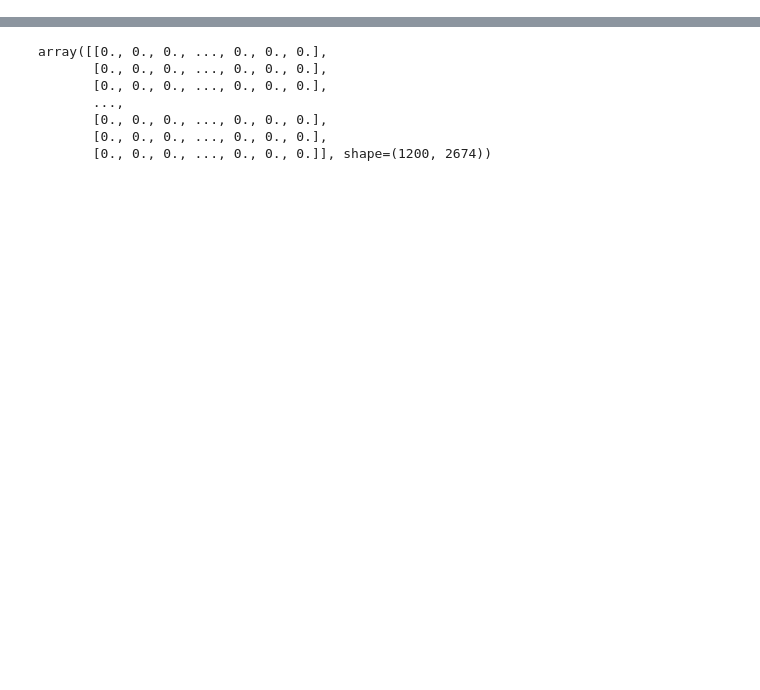
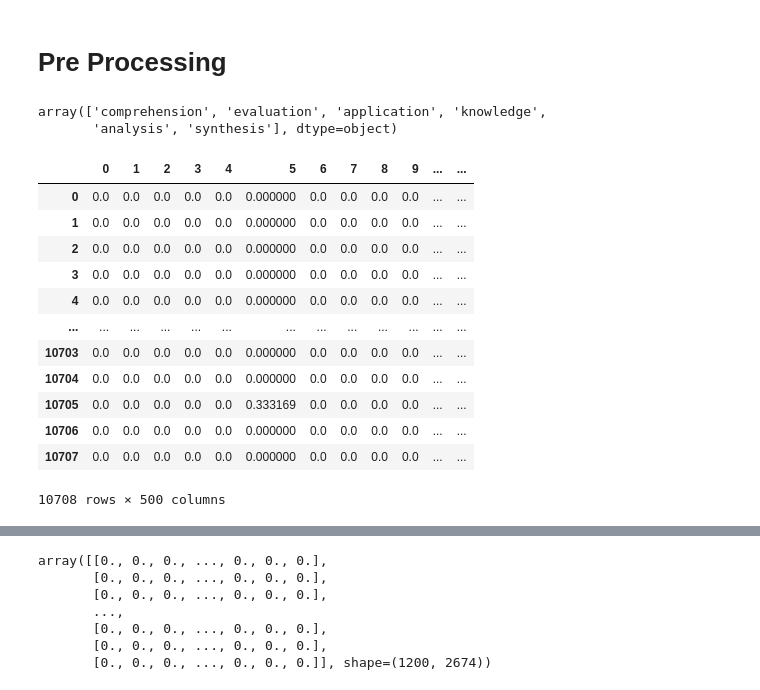
Before and after one commit to 99pranit/Qillion, a Jupyter notebook: notebook/analyse_question.ipynb, the cells around one changed output, grey strips where cells are left out. Drawn from its saved outputs; the diff is of its cells as text; code cells hidden in the pictures; blank space fills up the shorter version.

```diff
--- a/notebook/analyse_question.ipynb
+++ b/notebook/analyse_question.ipynb
@@ -42,0 +37,2 @@ df['processed_question'] = df['QUESTION'].apply(preprocess_text)
+# %% [markdown]
+# Pre Processing
@@ -43,6 +59,27 @@ df['processed_question'] = df['QUESTION'].apply(preprocess_text)
+# %%
+df['label'].unique()
+# %% [output]
+array(['comprehension', 'evaluation', 'application', 'knowledge',
+       'analysis', 'synthesis'], dtype=object)
 # %%
 # TF-IDF Vectorization
-tfidf = TfidfVectorizer(max_features=500)
-X_tfidf = tfidf.fit_transform(df['processed_question'])
+vectorizer = TfidfVectorizer(max_features= 500)
+tfidf = vectorizer.fit_transform(df['processed_question'])
+# %%
+pd.DataFrame(tfidf.toarray())
+# %% [output]
+|  | 0 | 1 | 2 | 3 | 4 | 5 | 6 | 7 | 8 | 9 | ... | ... |
+| 0 | 0.0 | 0.0 | 0.0 | 0.0 | 0.0 | 0.000000 | 0.0 | 0.0 | 0.0 | 0.0 | ... | ... |
+| 1 | 0.0 | 0.0 | 0.0 | 0.0 | 0.0 | 0.000000 | 0.0 | 0.0 | 0.0 | 0.0 | ... | ... |
+| 2 | 0.0 | 0.0 | 0.0 | 0.0 | 0.0 | 0.000000 | 0.0 | 0.0 | 0.0 | 0.0 | ... | ... |
+| 3 | 0.0 | 0.0 | 0.0 | 0.0 | 0.0 | 0.000000 | 0.0 | 0.0 | 0.0 | 0.0 | ... | ... |
+| 4 | 0.0 | 0.0 | 0.0 | 0.0 | 0.0 | 0.000000 | 0.0 | 0.0 | 0.0 | 0.0 | ... | ... |
+| ... | ... | ... | ... | ... | ... | ... | ... | ... | ... | ... | ... | ... |
+| 10703 | 0.0 | 0.0 | 0.0 | 0.0 | 0.0 | 0.000000 | 0.0 | 0.0 | 0.0 | 0.0 | ... | ... |
+| 10704 | 0.0 | 0.0 | 0.0 | 0.0 | 0.0 | 0.000000 | 0.0 | 0.0 | 0.0 | 0.0 | ... | ... |
+| 10705 | 0.0 | 0.0 | 0.0 | 0.0 | 0.0 | 0.333169 | 0.0 | 0.0 | 0.0 | 0.0 | ... | ... |
+| 10706 | 0.0 | 0.0 | 0.0 | 0.0 | 0.0 | 0.000000 | 0.0 | 0.0 | 0.0 | 0.0 | ... | ... |
+| 10707 | 0.0 | 0.0 | 0.0 | 0.0 | 0.0 | 0.000000 | 0.0 | 0.0 | 0.0 | 0.0 | ... | ... |
+10708 rows × 500 columns
 # %%
 ling_features = df['processed_question'].apply(extract_linguistic_features).apply(pd.Series)
```
Also changed, not shown: parts of 7 cells of this notebook, 6 other files.
